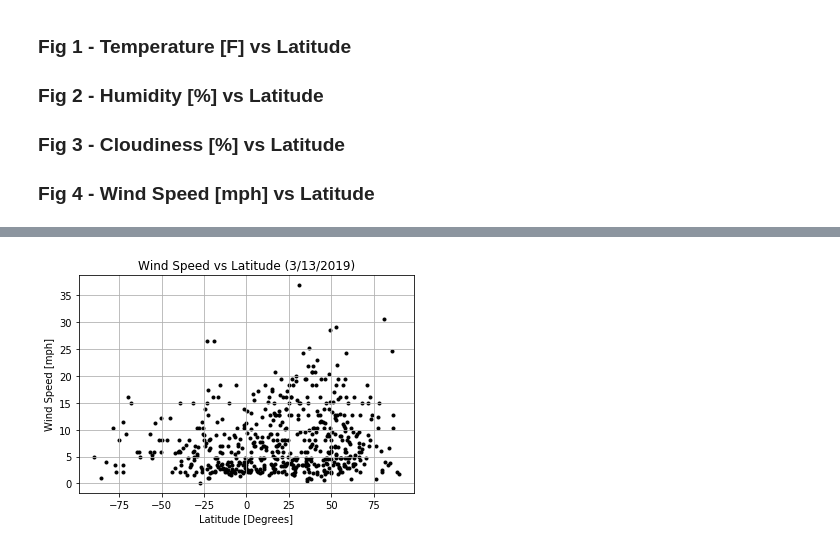
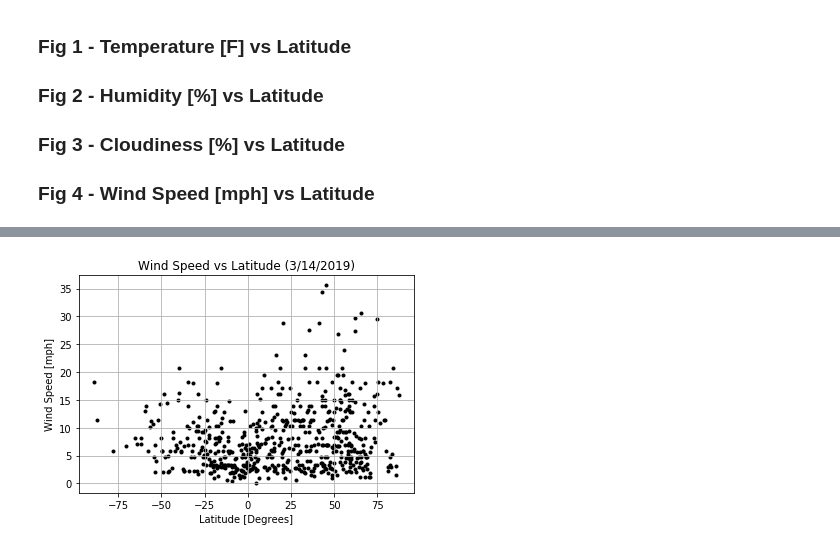
Before and after one commit to ramsun/weather-api-visualization, a Jupyter notebook: Weather API Visualization.ipynb, the cells around one changed output, grey strips where cells are left out. Cells and saved outputs as stored; diff of their text form; code cells hidden in the pictures.

```diff
--- a/Weather API Visualization.ipynb
+++ b/Weather API Visualization.ipynb
@@ -182,14 +180,14 @@ plt.savefig("cloudiness_vs_lat.png") # save plt as png to directory
 # %%
 # Create a scatter plot of the Wind Speed vs the Latitude
 plt.scatter(weather_report_df['Latitude'],weather_report_df['Wind Speed (mph)'],\
             marker = ".", color = "black")
 plt.xlabel("Latitude [Degrees]")
 plt.ylabel("Wind Speed [mph]")
-plt.title("Wind Speed vs Latitude (3/13/2019)")
+plt.title("Wind Speed vs Latitude (3/14/2019)")
 plt.grid()
 plt.savefig("wind_speed_vs_lat.png") # save plt as png to directory
 # %% [output]
-[figure, old version]
+[figure, new version]
 # %%
 # Perform once at the end of notebook
 plt.show()
```
Also changed, not shown: parts of 4 cells of this notebook, 6 other files.
